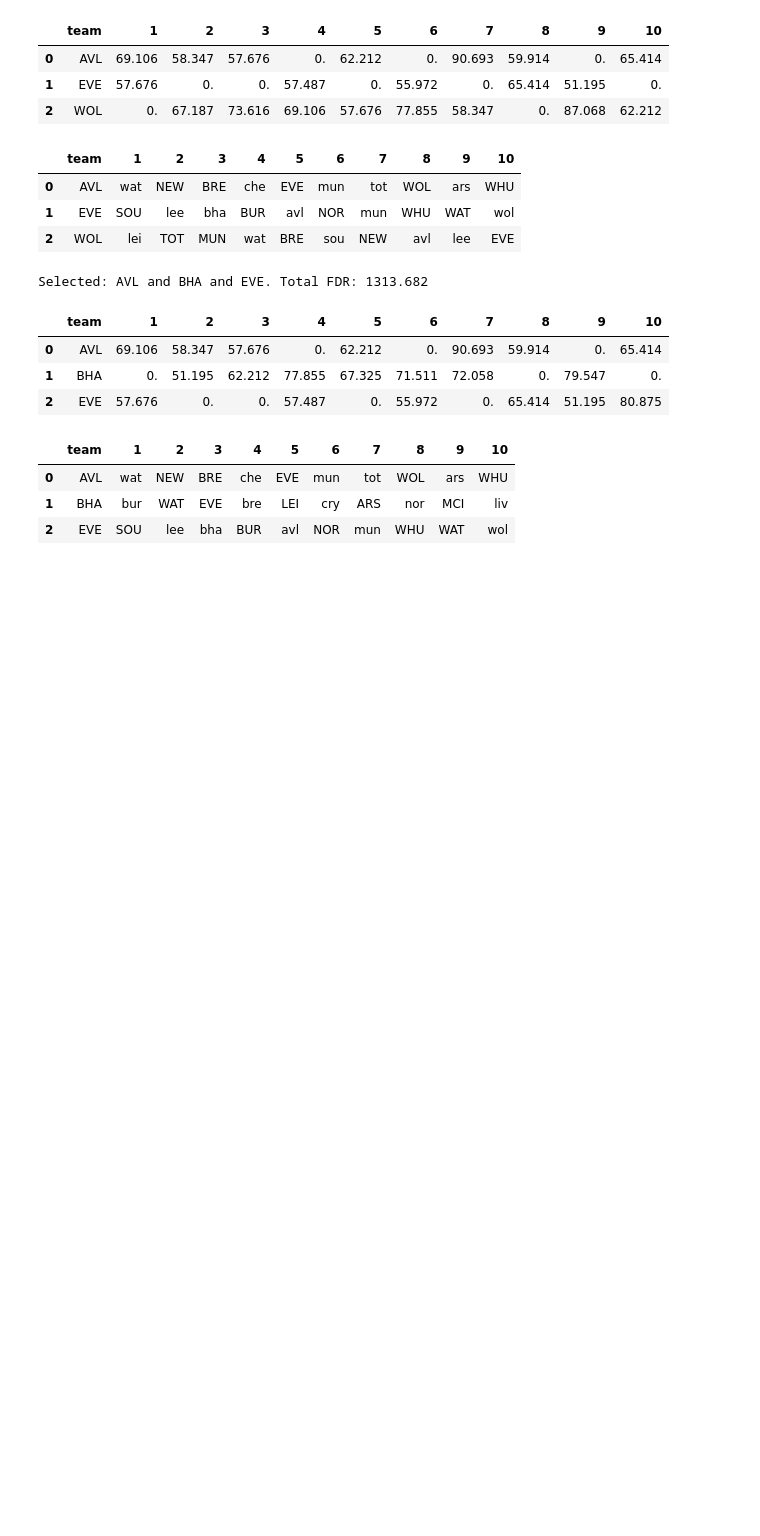
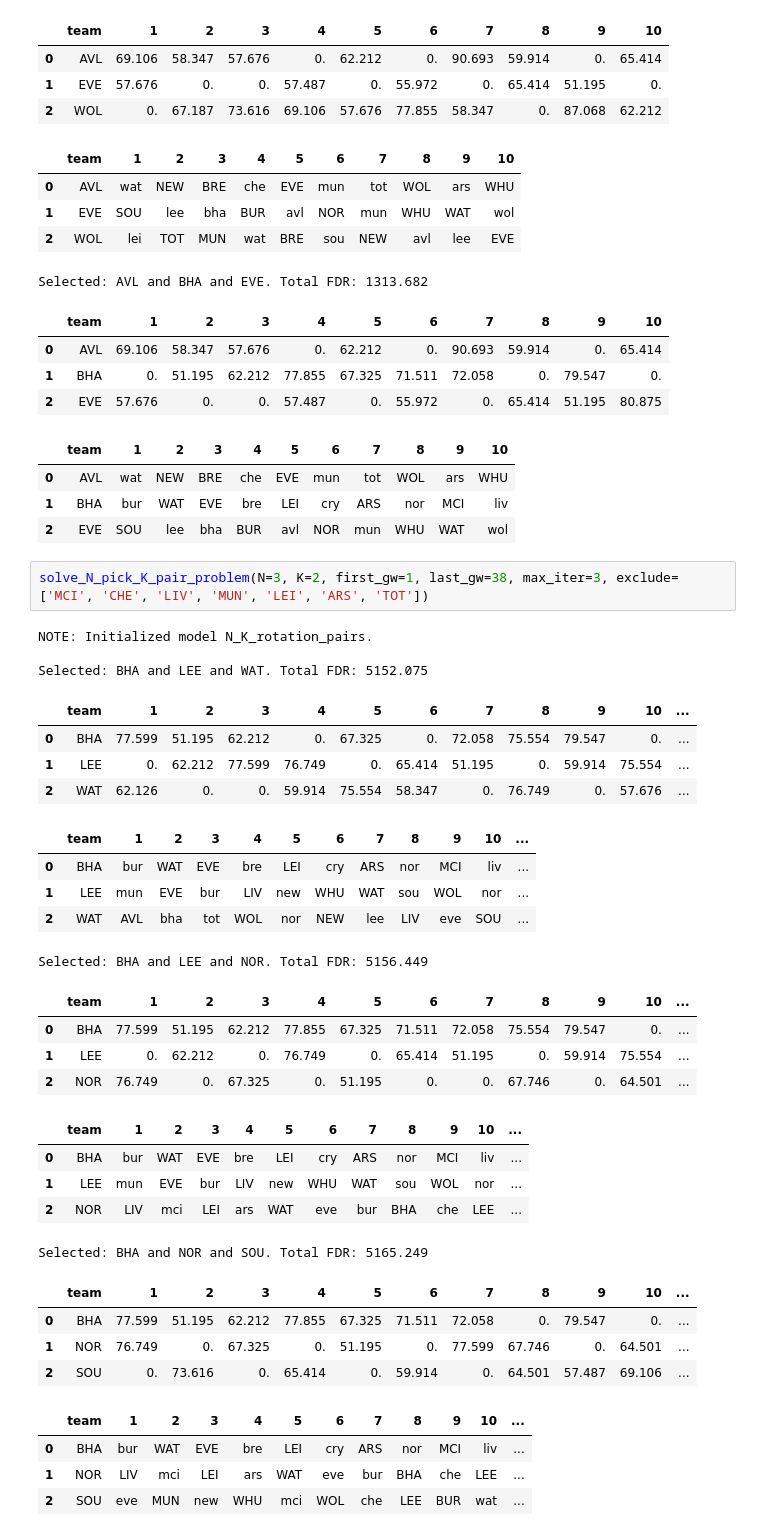
Before and after one commit to sertalpbilal/FPL-Optimization-Tools, a Jupyter notebook: notebooks/Bonus - FDR Rotation.ipynb, the cells around one changed output. Drawn from its saved outputs; the diff is of its cells as text; blank space fills up the shorter version.

```diff
--- a/notebooks/Bonus - FDR Rotation.ipynb
+++ b/notebooks/Bonus - FDR Rotation.ipynb
@@ -576,3 +576,35 @@ Selected: AVL and BHA and EVE. Total FDR: 1313.682
 | 0 | AVL | wat | NEW | BRE | che | EVE | mun | tot | WOL | ars | WHU |
 | 1 | BHA | bur | WAT | EVE | bre | LEI | cry | ARS | nor | MCI | liv |
 | 2 | EVE | SOU | lee | bha | BUR | avl | NOR | mun | WHU | WAT | wol |
+# %%
+solve_N_pick_K_pair_problem(N=3, K=2, first_gw=1, last_gw=38, max_iter=3, exclude=['MCI', 'CHE', 'LIV', 'MUN', 'LEI', 'ARS', 'TOT'])
+# %% [output]
+NOTE: Initialized model N_K_rotation_pairs.
+
+Selected: BHA and LEE and WAT. Total FDR: 5152.075
+|  | team | 1 | 2 | 3 | 4 | 5 | 6 | 7 | 8 | 9 | 10 | ... |
+| 0 | BHA | 77.599 | 51.195 | 62.212 | 0. | 67.325 | 0. | 72.058 | 75.554 | 79.547 | 0. | ... |
+| 1 | LEE | 0. | 62.212 | 77.599 | 76.749 | 0. | 65.414 | 51.195 | 0. | 59.914 | 75.554 | ... |
+| 2 | WAT | 62.126 | 0. | 0. | 59.914 | 75.554 | 58.347 | 0. | 76.749 | 0. | 57.676 | ... |
+|  | team | 1 | 2 | 3 | 4 | 5 | 6 | 7 | 8 | 9 | 10 | ... |
+| 0 | BHA | bur | WAT | EVE | bre | LEI | cry | ARS | nor | MCI | liv | ... |
+| 1 | LEE | mun | EVE | bur | LIV | new | WHU | WAT | sou | WOL | nor | ... |
+| 2 | WAT | AVL | bha | tot | WOL | nor | NEW | lee | LIV | eve | SOU | ... |
+Selected: BHA and LEE and NOR. Total FDR: 5156.449
+|  | team | 1 | 2 | 3 | 4 | 5 | 6 | 7 | 8 | 9 | 10 | ... |
+| 0 | BHA | 77.599 | 51.195 | 62.212 | 77.855 | 67.325 | 71.511 | 72.058 | 75.554 | 79.547 | 0. | ... |
+| 1 | LEE | 0. | 62.212 | 0. | 76.749 | 0. | 65.414 | 51.195 | 0. | 59.914 | 75.554 | ... |
+| 2 | NOR | 76.749 | 0. | 67.325 | 0. | 51.195 | 0. | 0. | 67.746 | 0. | 64.501 | ... |
+|  | team | 1 | 2 | 3 | 4 | 5 | 6 | 7 | 8 | 9 | 10 | ... |
+| 0 | BHA | bur | WAT | EVE | bre | LEI | cry | ARS | nor | MCI | liv | ... |
+| 1 | LEE | mun | EVE | bur | LIV | new | WHU | WAT | sou | WOL | nor | ... |
+| 2 | NOR | LIV | mci | LEI | ars | WAT | eve | bur | BHA | che | LEE | ... |
+Selected: BHA and NOR and SOU. Total FDR: 5165.249
+|  | team | 1 | 2 | 3 | 4 | 5 | 6 | 7 | 8 | 9 | 10 | ... |
+| 0 | BHA | 77.599 | 51.195 | 62.212 | 77.855 | 67.325 | 71.511 | 72.058 | 0. | 79.547 | 0. | ... |
+| 1 | NOR | 76.749 | 0. | 67.325 | 0. | 51.195 | 0. | 77.599 | 67.746 | 0. | 64.501 | ... |
+| 2 | SOU | 0. | 73.616 | 0. | 65.414 | 0. | 59.914 | 0. | 64.501 | 57.487 | 69.106 | ... |
+|  | team | 1 | 2 | 3 | 4 | 5 | 6 | 7 | 8 | 9 | 10 | ... |
+| 0 | BHA | bur | WAT | EVE | bre | LEI | cry | ARS | nor | MCI | liv | ... |
+| 1 | NOR | LIV | mci | LEI | ars | WAT | eve | bur | BHA | che | LEE | ... |
+| 2 | SOU | eve | MUN | new | WHU | mci | WOL | che | LEE | BUR | wat | ... |
```
Also changed, not shown: parts of 3 cells of this notebook.
